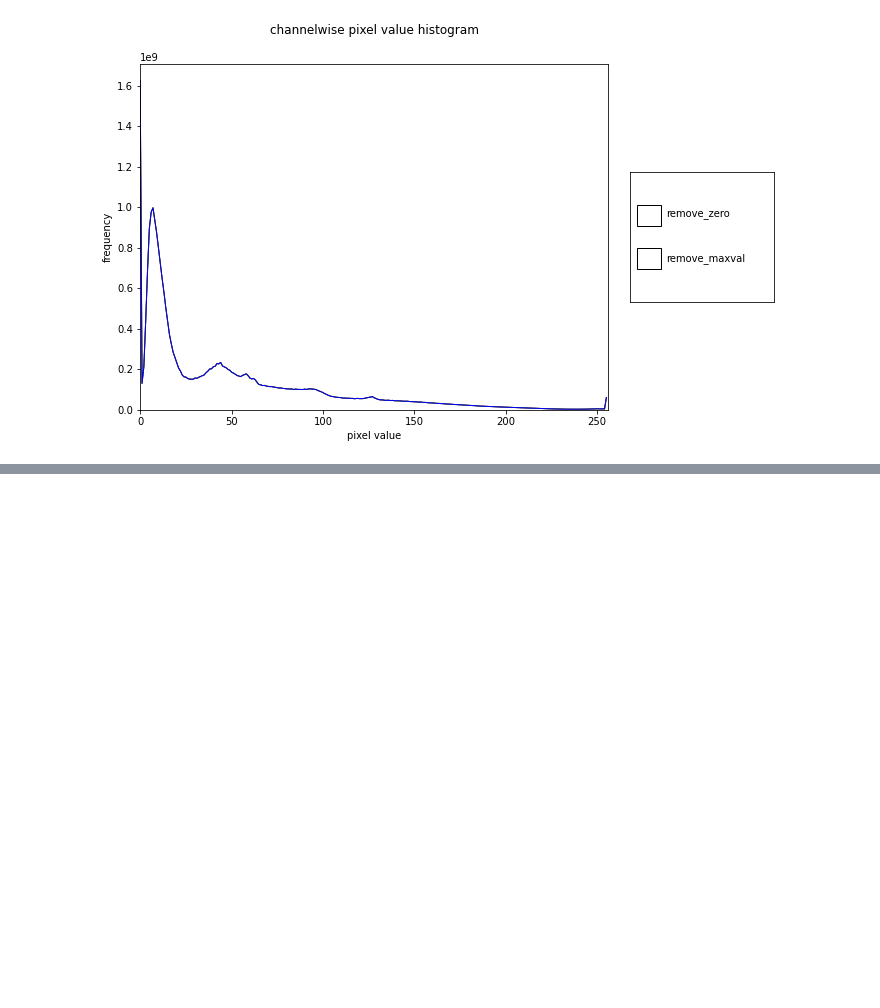
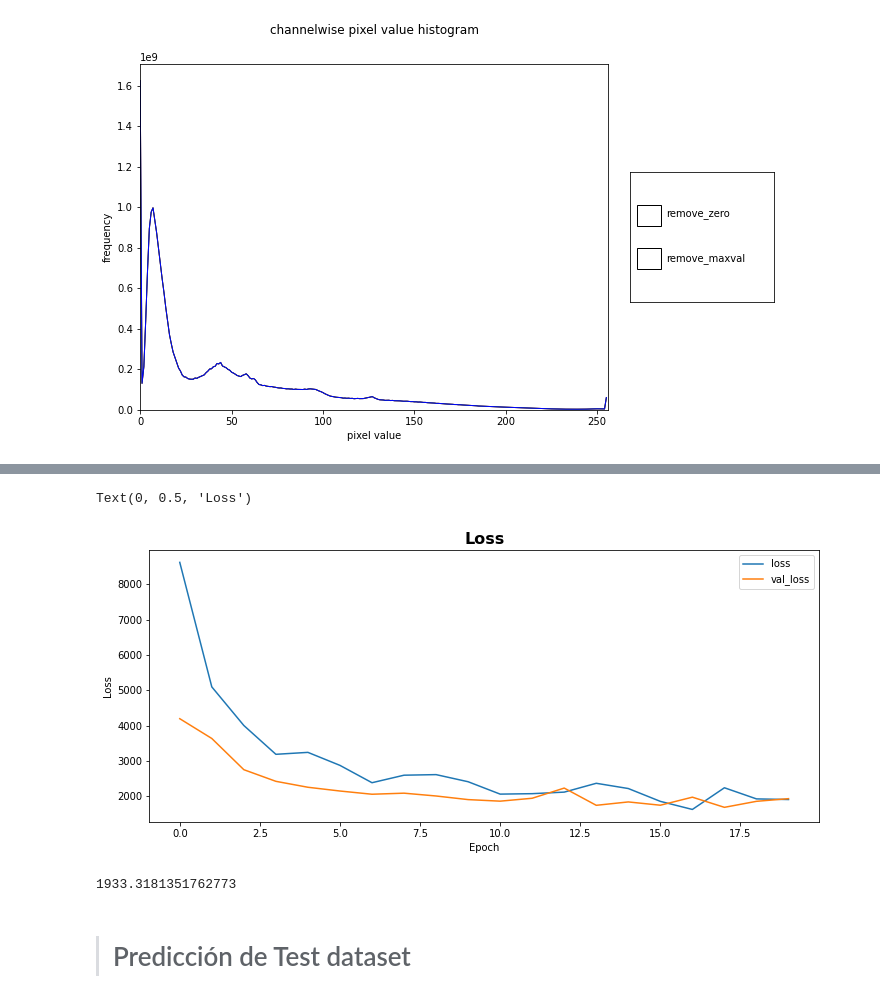
Before and after one commit to Lfquezada/Bone-Age-Prediction-AI, a Jupyter notebook: EDA-P2.ipynb, the cells around one changed output, grey strips where cells are left out. Drawn from its saved outputs; the diff is of its cells as text; code cells hidden in the pictures; blank space fills up the shorter version.

Commit message:
Model added.

```diff
--- a/EDA-P2.ipynb
+++ b/EDA-P2.ipynb
@@ -177,0 +212,16 @@ eda ended in 00 hours 10 minutes 01 seconds
+# %%
+X_train, X_test, y_train, y_test = train_test_split(X, y, random_state=42, test_size=0.2)
+# %%
+model = Sequential()
+model.add(Conv2D(32, kernel_size=(3, 3),activation='relu',input_shape=(128,128,1)))
+model.add(Conv2D(64, (3, 3), activation='relu'))
+model.add(MaxPooling2D(pool_size=(2, 2)))
+model.add(Dropout(0.3))
+model.add(Flatten())
+model.add(Dense(200, activation='relu'))
+model.add(Dense(200, activation='relu'))
+model.add(Dropout(0.5))
+model.add(Dense(1))
+# %%
+model.compile(loss='mean_squared_error',optimizer='Adam')
+model.fit(X_train, y_train, epochs=20, validation_data=(X_test, y_test))
@@ -177,0 +247,16 @@ eda ended in 00 hours 10 minutes 01 seconds
+# %%
+# Visualize results
+history_df = pd.DataFrame(model.history.history)
+history_df[['loss', 'val_loss']].plot(figsize=(12,5))
+plt.title("Loss", fontsize=16, weight='bold')
+plt.xlabel("Epoch")
+plt.ylabel("Loss")
+# %% [output]
+Text(0, 0.5, 'Loss')
+[figure, added]
+# %%
+from sklearn.metrics import mean_squared_error
+y_pred = model.predict(X_test)
+mean_squared_error(y_test, y_pred)
+# %% [output]
+1933.3181351762773
@@ -177,0 +265,2 @@ eda ended in 00 hours 10 minutes 01 seconds
+# %% [markdown]
+> # Predicción de Test dataset
```
Also changed, not shown: parts of 11 cells of this notebook.
